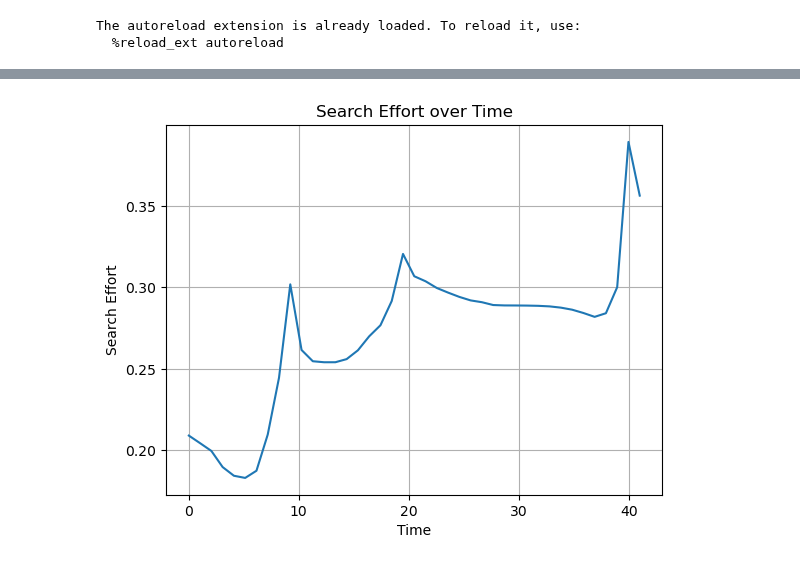
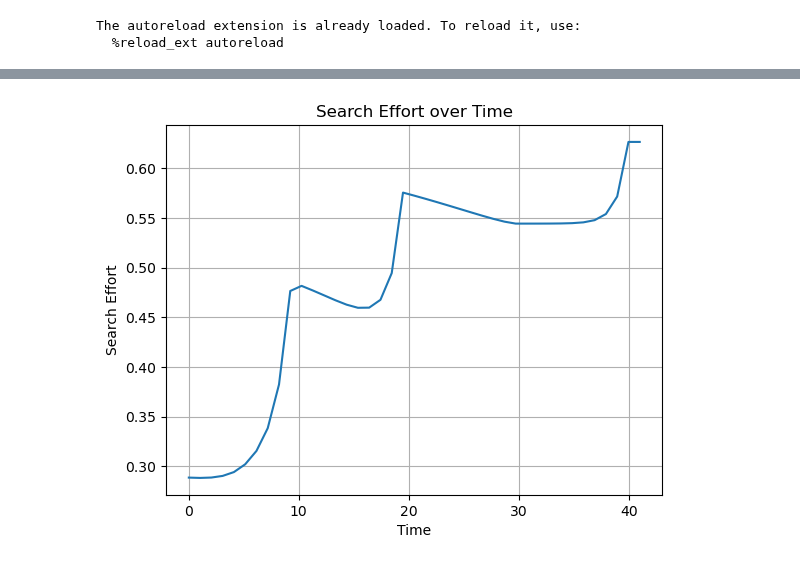
Before and after one commit to qrn838/Dynamic-programming-project, a Jupyter notebook: 2. consumption saving.ipynb, the cells around one changed output, grey strips where cells are left out. Saved outputs shown, nothing was run; the diff lists cells and outputs as text; code cells hidden in the pictures.

```diff
--- a/2. consumption saving.ipynb
+++ b/2. consumption saving.ipynb
@@ -41,16 +79,16 @@ solve_search_and_consumption(model.par, model.sol)
 # %%
 import matplotlib.pyplot as plt
 
 # Assuming solve_search_effort returns a tuple where the first element is the time array and the second element is the search effort array
 time = np.linspace(0, model.par.T, model.par.T)
-plt.plot(time, model.sol.s[:model.par.T,-1])
+plt.plot(time, model.sol.s[:model.par.T,0])
 plt.xlabel('Time')
 plt.ylabel('Search Effort')
 plt.title('Search Effort over Time')
 plt.grid(True)
 plt.show()
 # %% [output]
-[figure, old version]
+[figure, new version]
 # %%
 
 plt.plot(model.par.a_grid, model.sol.a_next[0,:])
```
Also changed, not shown: parts of 13 cells of this notebook, 3 other files.
